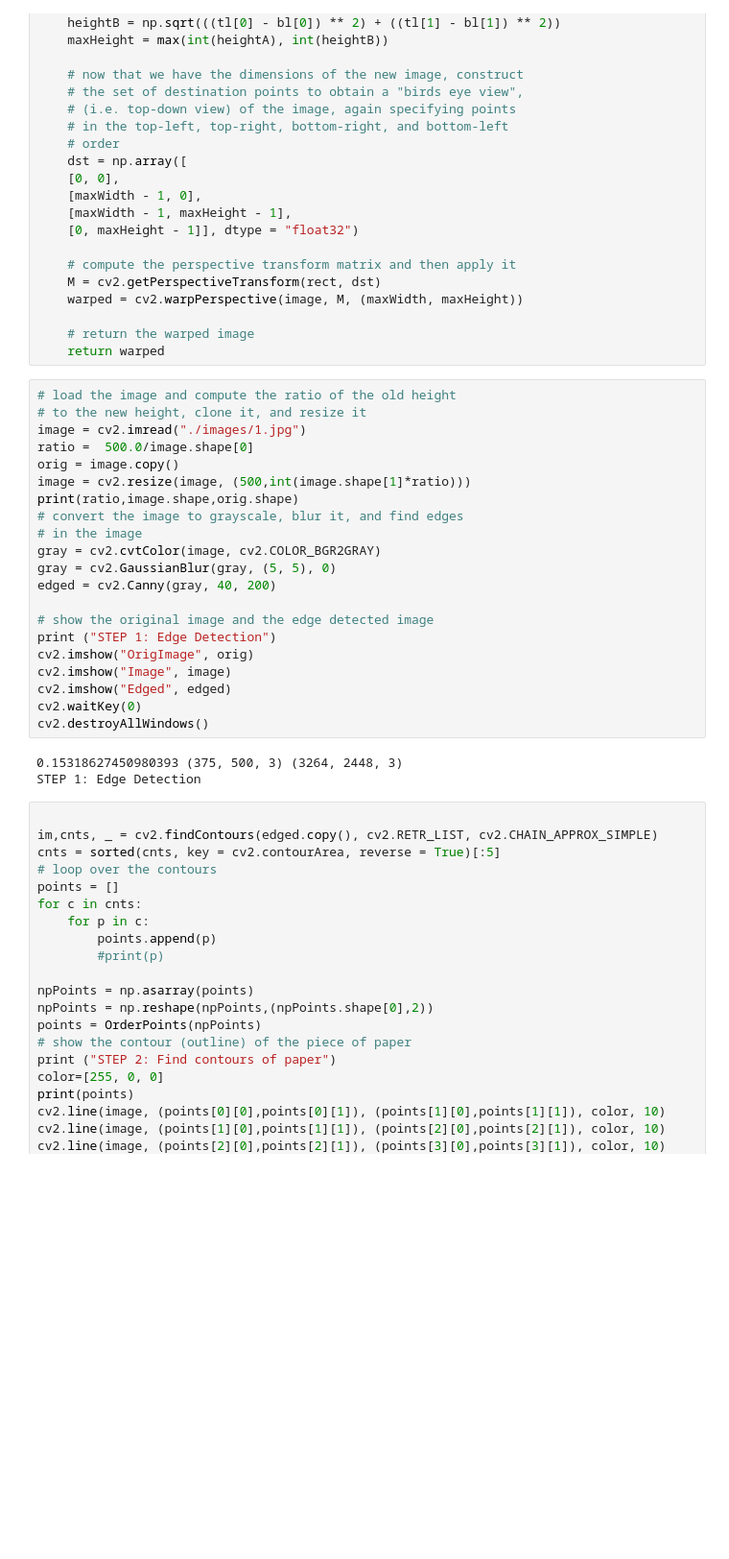
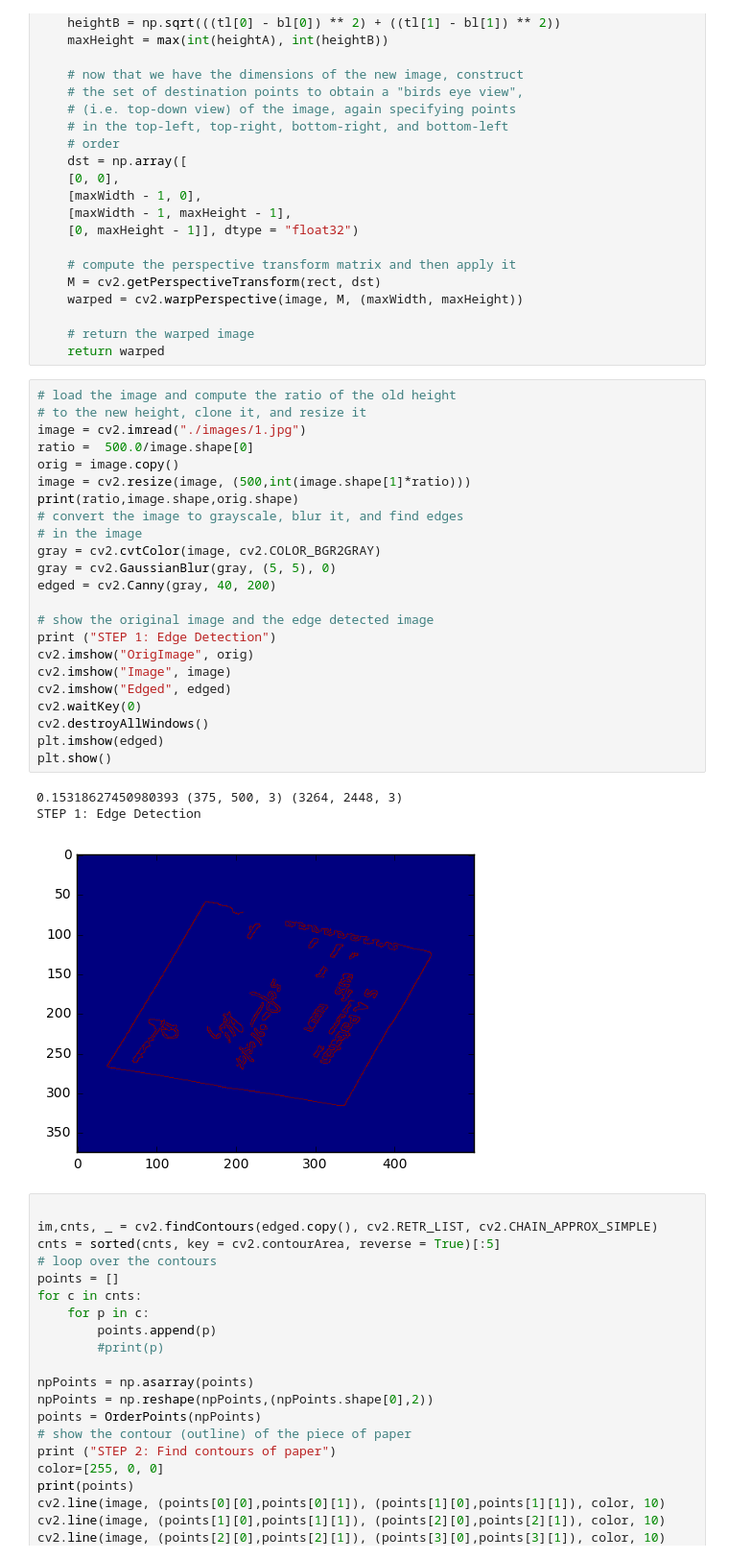
Before and after one commit to calicratis19/SDC, a Jupyter notebook: DocumentScanner/DocScanner.ipynb, the cells around one changed output. Shown at 96% size. Cells and saved outputs as stored; diff of their text form; blank space fills up the shorter version.

```diff
--- a/DocumentScanner/DocScanner.ipynb
+++ b/DocumentScanner/DocScanner.ipynb
@@ -68,27 +68,30 @@ def four_point_transform(image, pts):
 # %%
 # load the image and compute the ratio of the old height
 # to the new height, clone it, and resize it
 image = cv2.imread("./images/1.jpg")
 ratio =  500.0/image.shape[0]
 orig = image.copy()
 image = cv2.resize(image, (500,int(image.shape[1]*ratio)))
 print(ratio,image.shape,orig.shape)
 # convert the image to grayscale, blur it, and find edges
 # in the image
 gray = cv2.cvtColor(image, cv2.COLOR_BGR2GRAY)
 gray = cv2.GaussianBlur(gray, (5, 5), 0)
 edged = cv2.Canny(gray, 40, 200)
 
 # show the original image and the edge detected image
 print ("STEP 1: Edge Detection")
 cv2.imshow("OrigImage", orig)
 cv2.imshow("Image", image)
 cv2.imshow("Edged", edged)
 cv2.waitKey(0)
 cv2.destroyAllWindows()
+plt.imshow(edged)
+plt.show()
 # %% [output]
 0.15318627450980393 (375, 500, 3) (3264, 2448, 3)
 STEP 1: Edge Detection
+[figure, added]
 # %%
 
 im,cnts, _ = cv2.findContours(edged.copy(), cv2.RETR_LIST, cv2.CHAIN_APPROX_SIMPLE)
```
